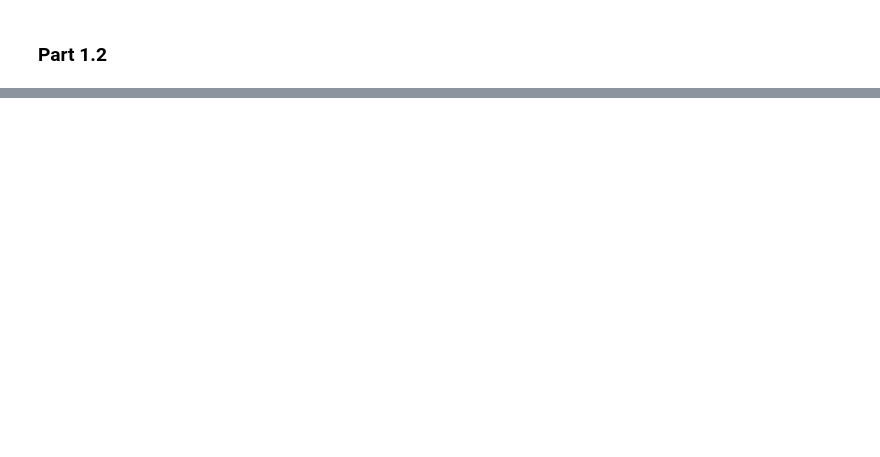
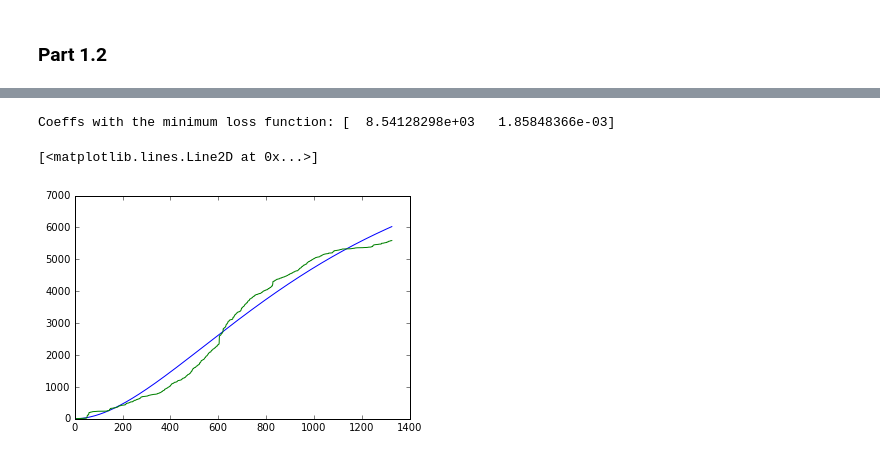
Before and after one commit to alex2304/advstat-labs, a Jupyter notebook: Lab08/lab08.ipynb, the cells around one changed output, grey strips where cells are left out. Cells and saved outputs as stored; diff of their text form; code cells hidden in the pictures; blank space fills up the shorter version.

```diff
--- a/Lab08/lab08.ipynb
+++ b/Lab08/lab08.ipynb
@@ -125,0 +139,26 @@ for y_i in target:
+# %%
+train, target = np.array(ds2.day), np.array(ds2.cummBugs)
+# %%
+def predict_y(a, b, x):
+    return a * (1 - (1 + b * x) * np.exp(-b * x))
+# %%
+from scipy.optimize import minimize
+
+def find_best_coeffs(X, Y):
+    loss = lambda coeffs: np.mean((predict_y(coeffs[0], coeffs[1], X) - Y) ** 2)
+
+    return minimize(loss, [5000., 0.001], tol=1e-25).x
+# %%
+coefs = find_best_coeffs(train, target)
+print('Coeffs with the minimum loss function:', coefs)
+# %% [output]
+Coeffs with the minimum loss function: [  8.54128298e+03   1.85848366e-03]
+# %%
+import matplotlib.pyplot as plt
+%matplotlib inline
+
+plt.plot(predict_y(coefs[0], coefs[1], train))
+plt.plot(target)
+# %% [output]
+[<matplotlib.lines.Line2D at 0x...>]
+[figure, added]
```
Also changed, not shown: parts of 12 cells of this notebook.
